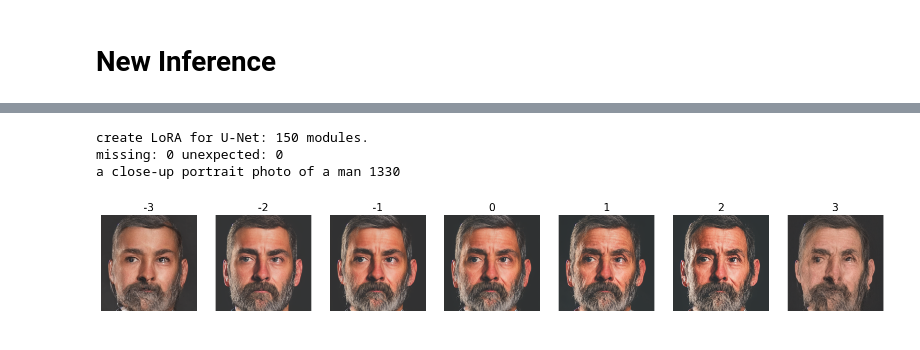
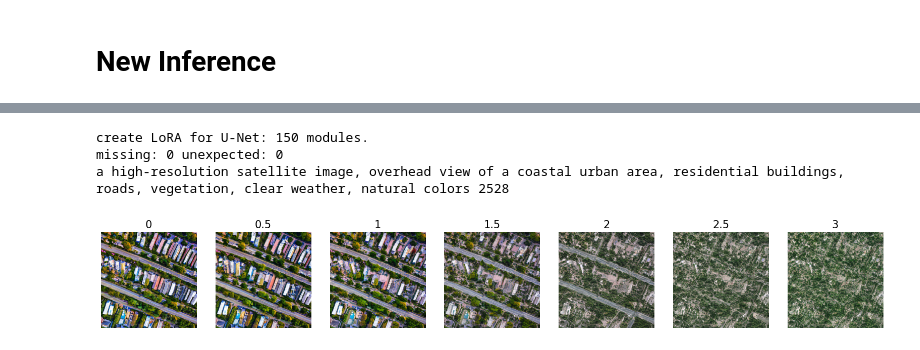
Before and after one commit to Su-Jiaqi/sliders, a Jupyter notebook: SD1-sliders-inference-safetensors.ipynb, the cells around one changed output, grey strips where cells are left out. Cells and saved outputs as stored; diff of their text form; code cells hidden in the pictures.

```diff
--- a/SD1-sliders-inference-safetensors.ipynb
+++ b/SD1-sliders-inference-safetensors.ipynb
@@ -95,16 +95,17 @@ CLIPTextModel(
 lora_weights = [
 
     # 'models/age_noxattn_gender_race_alpha4.0_rank4_noxattn/age_noxattn_gender_race_alpha4.0_rank4_noxattn_500steps.pt',
-    # "models/ageslider_alpha1.0_rank4_noxattn/ageslider_alpha1.0_rank4_noxattn_last.safetensors",
-    "models/faceage_alpha1.0_rank4_noxattn/faceage_alpha1.0_rank4_noxattn_last.safetensors",
+    '/home/sjq/concept_sliders/models/Florence_alpha1.0_rank16_noxattn/Florence_alpha1.0_rank16_noxattn_last.safetensors',
 ]
 # %%
 # prompts to try
 prompts = [
-            "a close-up portrait photo of a man",
+            "a high-resolution satellite image, overhead view of a coastal urban area, residential buildings, roads, vegetation, clear weather, natural colors",
+            #  "a high-resolution satellite image, overhead view",
            ]
+
 # LoRA weights/scale to test
-scales = [-3, -2, -1, 0, 1, 2, 3]
+scales = [0, 0.5, 1, 1.5, 2, 2.5, 3]
 
 # timestep during inference when we switch to LoRA scale>0 (this is done to ensure structure in the images)
 # start_noise = 800
@@ -163,7 +164,7 @@ for prompt in prompts:
             # freeze parameters of models to save more memory
             unet.requires_grad_(False)
             unet.to(device, dtype=weight_dtype)
-            rank = 4
+            rank = 16
             alpha = 1
             if 'rank4' in lora_weight:
                 rank = 4
@@ -246,32 +247,32 @@ for prompt in prompts:
                     # compute the previous noisy sample x_t -> x_t-1
                     latents = noise_scheduler.step(noise_pred, t, latents).prev_sample
 
                 # scale and decode the image latents with vae
                 latents = 1 / 0.18215 * latents
                 with torch.no_grad():
                     image = vae.decode(latents).sample
                 image = (image / 2 + 0.5).clamp(0, 1)
                 image = image.detach().cpu().permute(0, 2, 3, 1).numpy()
                 images = (image * 255).round().astype("uint8")
                 pil_images = [Image.fromarray(image) for image in images]
                 images_list.append(pil_images[0])
             del network, unet
             unet = None
             network = None
             torch.cuda.empty_cache()
             flush()
             fig, ax = plt.subplots(1, len(images_list), figsize=(20,4))
             for i, a in enumerate(ax):
                 a.imshow(images_list[i])
                 a.set_title(f"{scales[i]}",fontsize=15)
                 a.axis('off')
 
 #             plt.suptitle(f"{os.path.basename(lora_weight).replace('.pt','')}", fontsize=20)
 
             # plt.tight_layout()
             plt.show()
 # %% [output]
 create LoRA for U-Net: 150 modules.
 missing: 0 unexpected: 0
-a close-up portrait photo of a man 1330
+a high-resolution satellite image, overhead view of a coastal urban area, residential buildings, roads, vegetation, clear weather, natural colors 2528
-[figure, old version]
+[figure, new version]
```
Also changed, not shown: 5 other files.
